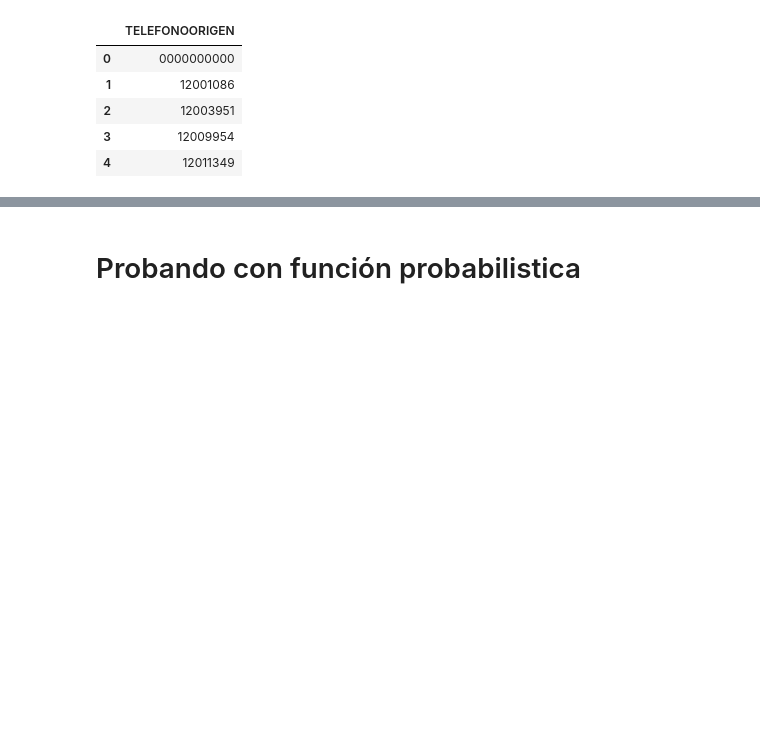
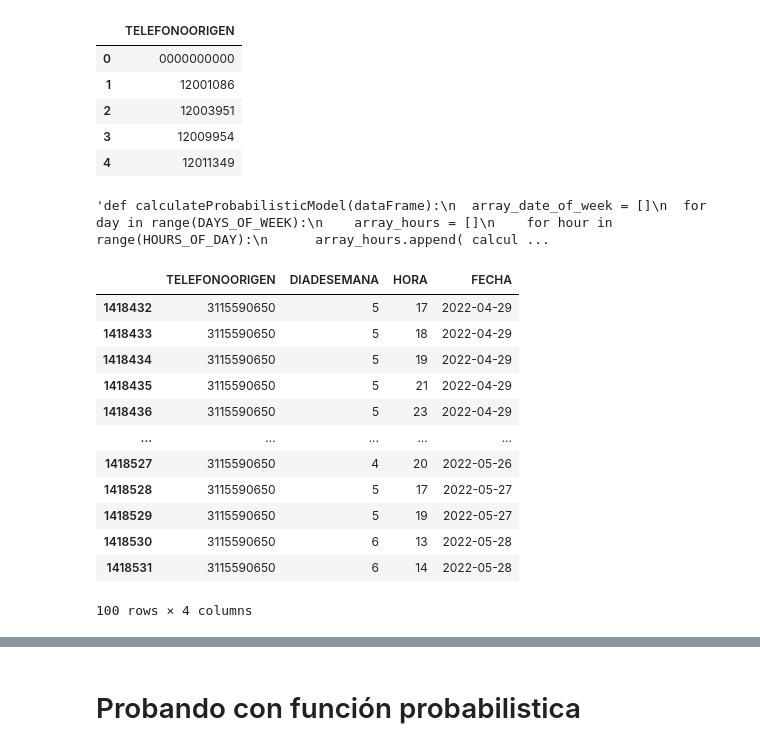
Before and after one commit to josedelarosa82/taxi-prediction-model, a Jupyter notebook: Proyecto_predicción_servicio_taxi.ipynb, the cells around one changed output, grey strips where cells are left out. Drawn from its saved outputs; the diff is of its cells as text; code cells hidden in the pictures; blank space fills up the shorter version.

```diff
--- a/Proyecto_predicción_servicio_taxi.ipynb
+++ b/Proyecto_predicción_servicio_taxi.ipynb
@@ -263,7 +267,7 @@ def calculateProbability(hour, day, data):
   else:
     return 0
 # %%
-def calculateProbabilisticModel(dataFrame):
+'''def calculateProbabilisticModel(dataFrame):
   array_date_of_week = []
   for day in range(DAYS_OF_WEEK):
     array_hours = []
@@ -271,12 +275,31 @@ def calculateProbabilisticModel(dataFrame):
       array_hours.append( calculateProbability(hour, day+1, dataFrame))
     array_date_of_week.append(array_hours)
   return pd.DataFrame(np.array(array_date_of_week),
-                    columns=[h for h in range(HOURS_OF_DAY)], index=["1-Monday","2-Tuesday","3-Wednesday","4-Thursday","5-Friday","6-Saturday","7-Sunday"],).transpose()
+                    columns=[h for h in range(HOURS_OF_DAY)], index=["1-Monday","2-Tuesday","3-Wednesday","4-Thursday","5-Friday","6-Saturday","7-Sunday"],).transpose()'''
+# %% [output]
+'def calculateProbabilisticModel(dataFrame):\n  array_date_of_week = []\n  for day in range(DAYS_OF_WEEK):\n    array_hours = []\n    for hour in range(HOURS_OF_DAY):\n      array_hours.append( calcul ...
 # %%
 #def evaluation( model, data_frame ):
 #Se filtran tomando solo las últimas x semanas
 
 
     #evaluation(data_row, "PROBABILISTIC", data, FROM_DATE_TEST, NUM_OF_WEEK)
+# %%
+data_us = data[data["TELEFONOORIGEN"]=="3115590650"]
+data_us.tail(100)
+# %% [output]
+|  | TELEFONOORIGEN | DIADESEMANA | HORA | FECHA |
+| 1418432 | 3115590650 | 5 | 17 | 2022-04-29 |
+| 1418433 | 3115590650 | 5 | 18 | 2022-04-29 |
+| 1418434 | 3115590650 | 5 | 19 | 2022-04-29 |
+| 1418435 | 3115590650 | 5 | 21 | 2022-04-29 |
+| 1418436 | 3115590650 | 5 | 23 | 2022-04-29 |
+| ... | ... | ... | ... | ... |
+| 1418527 | 3115590650 | 4 | 20 | 2022-05-26 |
+| 1418528 | 3115590650 | 5 | 17 | 2022-05-27 |
+| 1418529 | 3115590650 | 5 | 19 | 2022-05-27 |
+| 1418530 | 3115590650 | 6 | 13 | 2022-05-28 |
+| 1418531 | 3115590650 | 6 | 14 | 2022-05-28 |
+100 rows × 4 columns
 # %%
 #Se recorre los teléfonos para entrenar el modelo a cada usuario
```
Also changed, not shown: parts of 23 cells of this notebook.
